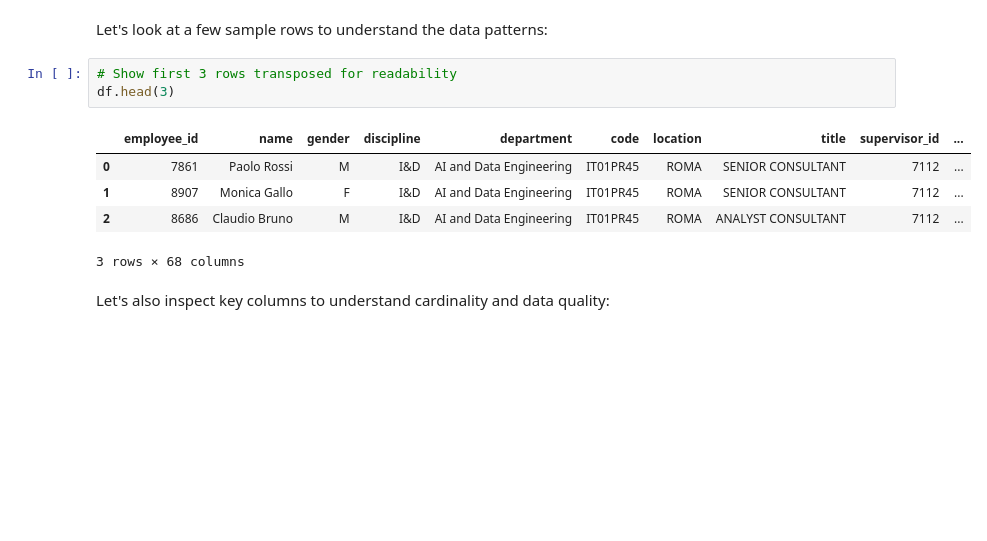
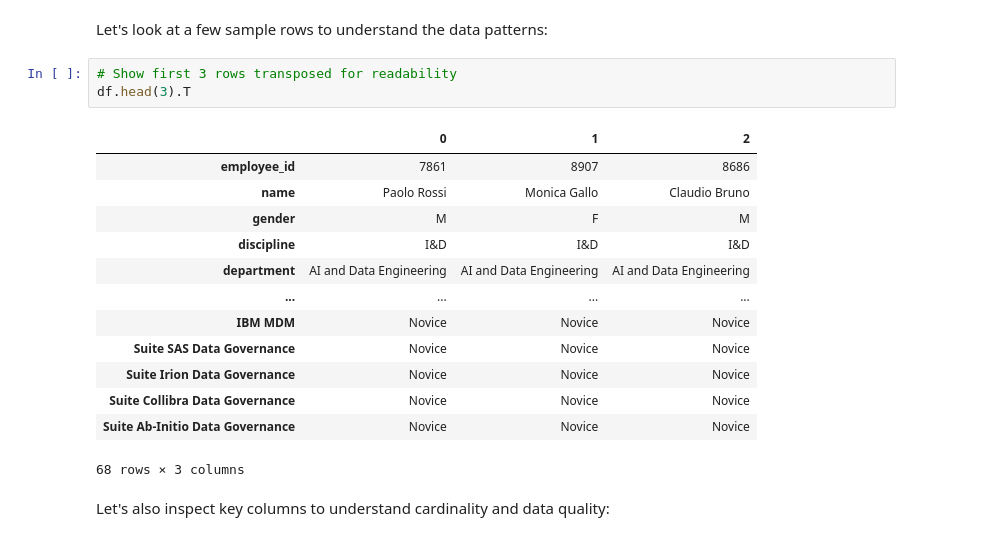
Before and after one commit to leobcc/neo4j-training-course-material, a Jupyter notebook: notebooks/session-01/session-01.ipynb, the cells around one changed output. Cells and saved outputs as stored; diff of their text form; blank space fills up the shorter version.

```diff
--- a/notebooks/session-01/session-01.ipynb
+++ b/notebooks/session-01/session-01.ipynb
@@ -161,13 +157,21 @@ Column names:
 Let's look at a few sample rows to understand the data patterns:
 # %%
 # Show first 3 rows transposed for readability
-df.head(3)
+df.head(3).T
 # %% [output]
-|  | employee_id | name | gender | discipline | department | code | location | title | supervisor_id | ... |
-| 0 | 7861 | Paolo Rossi | M | I&D | AI and Data Engineering | IT01PR45 | ROMA | SENIOR CONSULTANT | 7112 | ... |
-| 1 | 8907 | Monica Gallo | F | I&D | AI and Data Engineering | IT01PR45 | ROMA | SENIOR CONSULTANT | 7112 | ... |
-| 2 | 8686 | Claudio Bruno | M | I&D | AI and Data Engineering | IT01PR45 | ROMA | ANALYST CONSULTANT | 7112 | ... |
+|  | 0 | 1 | 2 |
+| employee_id | 7861 | 8907 | 8686 |
+| name | Paolo Rossi | Monica Gallo | Claudio Bruno |
+| gender | M | F | M |
+| discipline | I&D | I&D | I&D |
+| department | AI and Data Engineering | AI and Data Engineering | AI and Data Engineering |
+| ... | ... | ... | ... |
+| IBM MDM | Novice | Novice | Novice |
+| Suite SAS Data Governance | Novice | Novice | Novice |
+| Suite Irion Data Governance | Novice | Novice | Novice |
+| Suite Collibra Data Governance | Novice | Novice | Novice |
+| Suite Ab-Initio Data Governance | Novice | Novice | Novice |
-3 rows × 68 columns
+68 rows × 3 columns
 # %% [markdown]
 Let's also inspect key columns to understand cardinality and data quality:
 # %%
```
Also changed, not shown: parts of 24 cells of this notebook, 1 other file.
